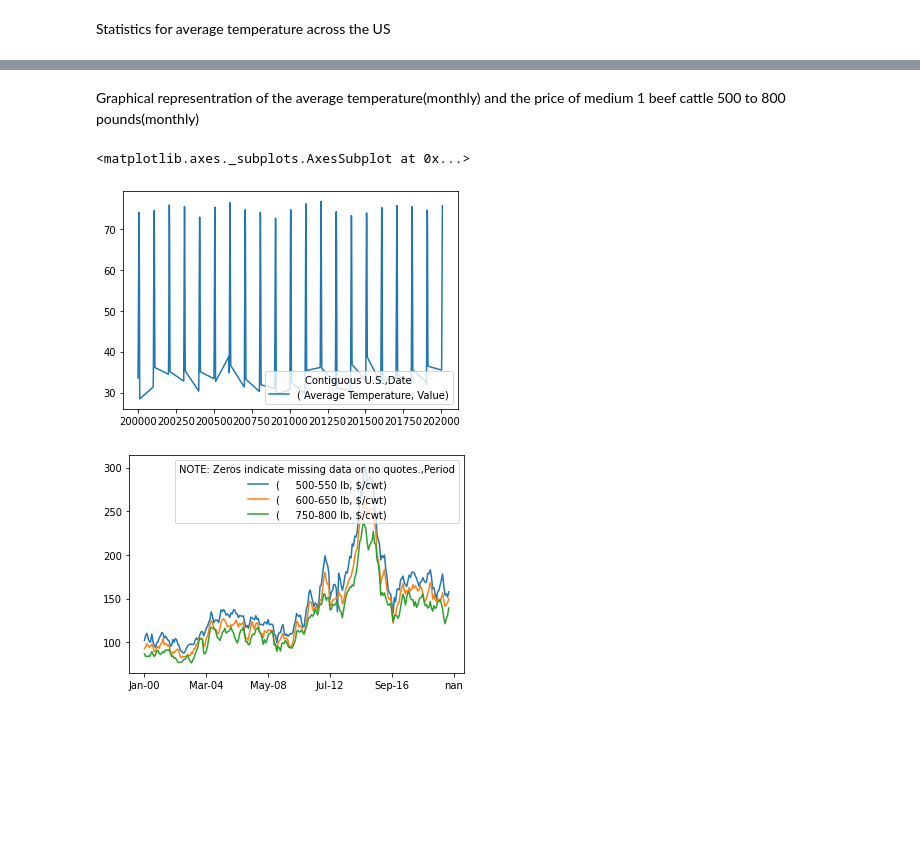
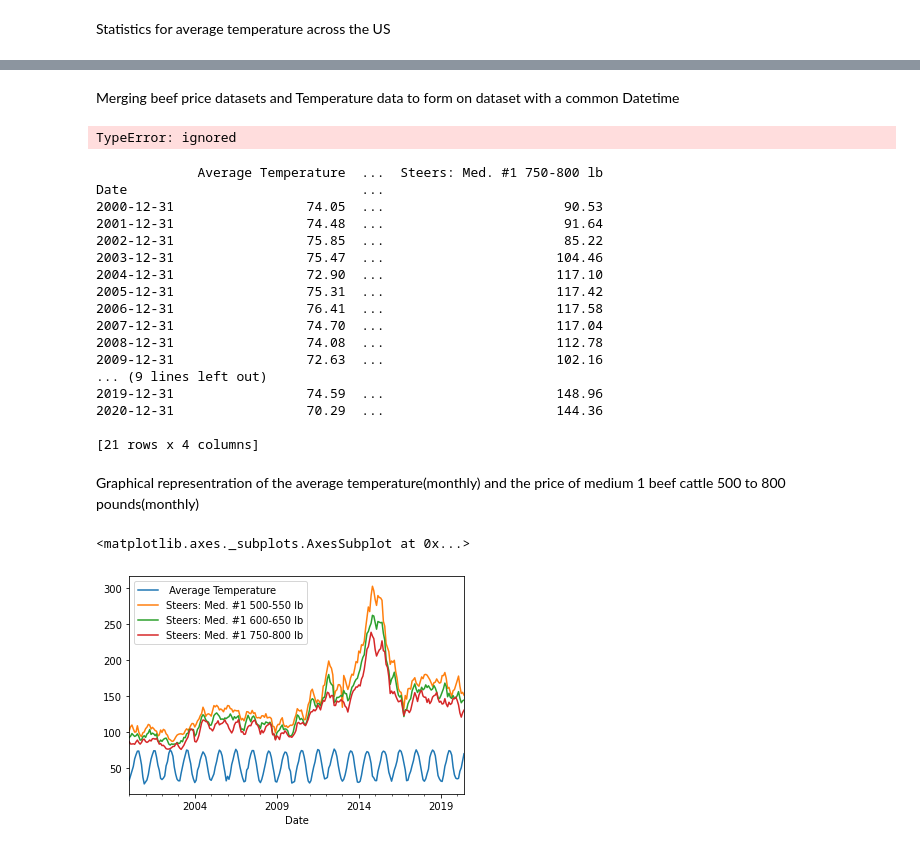
Before and after one commit to m677s345/EECS731_MS_Project1, a Jupyter notebook: EECS731_project1_pandas.ipynb, the cells around one changed output, grey strips where cells are left out. Cells and saved outputs as stored; diff of their text form; code cells hidden in the pictures; blank space fills up the shorter version.

```diff
--- a/EECS731_project1_pandas.ipynb
+++ b/EECS731_project1_pandas.ipynb
@@ -11,8 +29,9 @@ Importing packages
 import numpy as np
 import pandas as pd
 import matplotlib.pyplot as plt
-Tdf= pd.read_csv('/content/EECS731_project1_pandas/data/external/110-tavg-all-7-2000-2020.csv', header=[0,3], index_col=0)
-LPdf= pd.read_csv('/content/EECS731_project1_pandas/data/external/LivestockPrices.csv',header=[1,2,3],index_col=0)
-Meatdf= pd.read_excel('/content/EECS731_project1_pandas/data/external/MeatStatsFull.xlsx',sheet_name='SlaughterWeights-Full', header=[0,1,2])
-#Meatdf.head(10)
-#MedStdf=LPdf[' Steers: Med. #1']
+Tdf= pd.read_csv('/content/EECS731_project1/data/processed/110-tavg-all-7-2000-2020_cleaned.csv', header=[0], index_col=0)
+Tdf.index=pd.to_datetime(Tdf.index)
+LPdf= pd.read_csv('/content/EECS731_project1/data/processed/LivestockPrices_cleaned_Beef.csv',header=[0],index_col=0)
+LPdf.index=pd.to_datetime(LPdf.index)
+#Meatdf= pd.read_excel('/content/EECS731_project1_pandas/data/external/MeatStatsFull.xlsx',sheet_name='SlaughterWeights-Full', header=[0,1,2])
+print(Tdf)
@@ -30,0 +56,3 @@ dtype: float64
+# %%
+MedStdf=LPdf.iloc[:,0:3]
+MedStdf.describe()
@@ -39,10 +83,35 @@ dtype: float64
+# %% [markdown]
+Merging beef price datasets and Temperature data to form on dataset with a common Datetime
+# %%
+df=pd.merge(Tdf,MedStdf, how = 'inner', right_index = True, left_index = True)
+# %% [output]
+TypeError: ignored
+# %%
+yearly_max=df.resample('Y').max()
+print(yearly_max)
+# %% [output]
+             Average Temperature  ...  Steers: Med. #1 750-800 lb
+Date                              ...
+2000-12-31                 74.05  ...                       90.53
+2001-12-31                 74.48  ...                       91.64
+2002-12-31                 75.85  ...                       85.22
+2003-12-31                 75.47  ...                      104.46
+2004-12-31                 72.90  ...                      117.10
+2005-12-31                 75.31  ...                      117.42
+2006-12-31                 76.41  ...                      117.58
+2007-12-31                 74.70  ...                      117.04
+2008-12-31                 74.08  ...                      112.78
+2009-12-31                 72.63  ...                      102.16
+... (9 lines left out)
+2019-12-31                 74.59  ...                      148.96
+2020-12-31                 70.29  ...                      144.36
+
+[21 rows x 4 columns]
 # %% [markdown]
 Graphical representration of the average temperature(monthly) and the price of medium 1 beef cattle 500 to 800 pounds(monthly)
 # %%
 plt.close('all')
-Tdf.plot()
-MedStdf.plot()
+yearly_max.plot()
 # %% [output]
 <matplotlib.axes._subplots.AxesSubplot at 0x...>
-[figure, old version]
+[figure, new version]
-[figure, removed]
```
Also changed, not shown: parts of 6 cells of this notebook.
